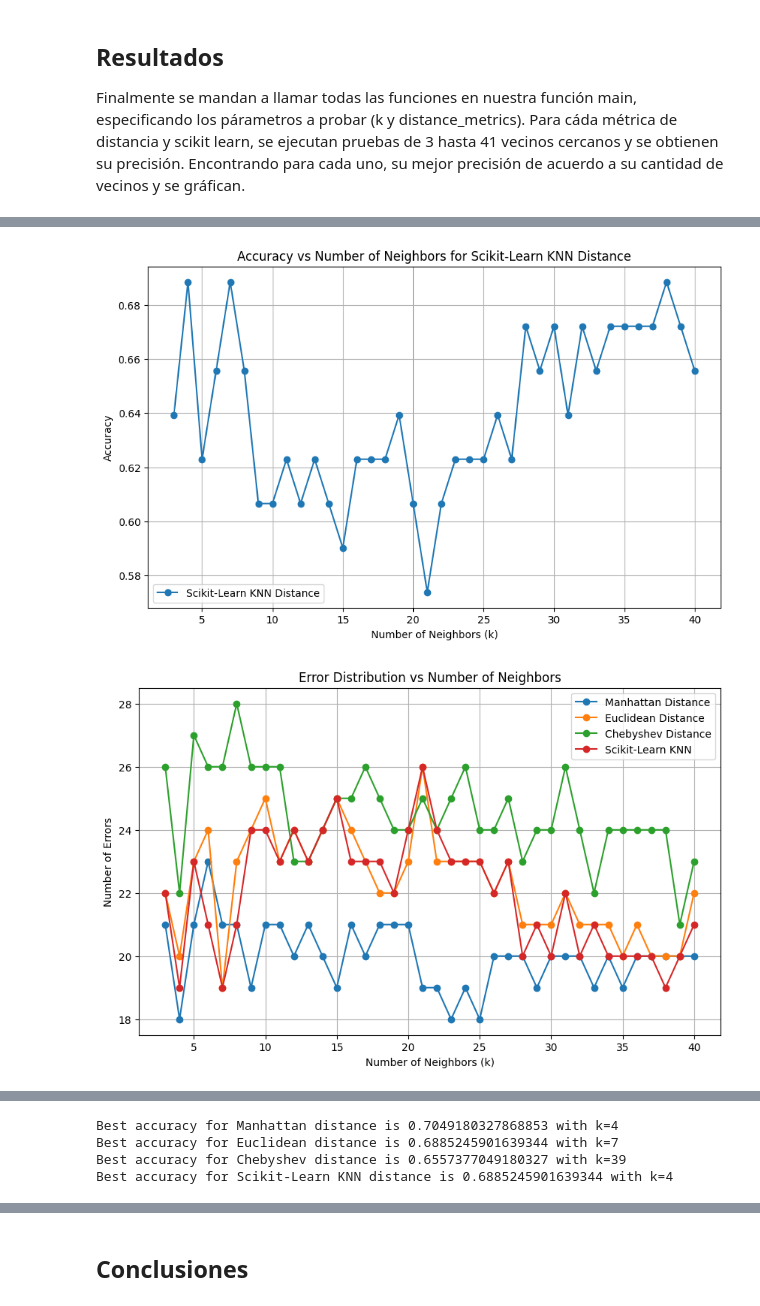
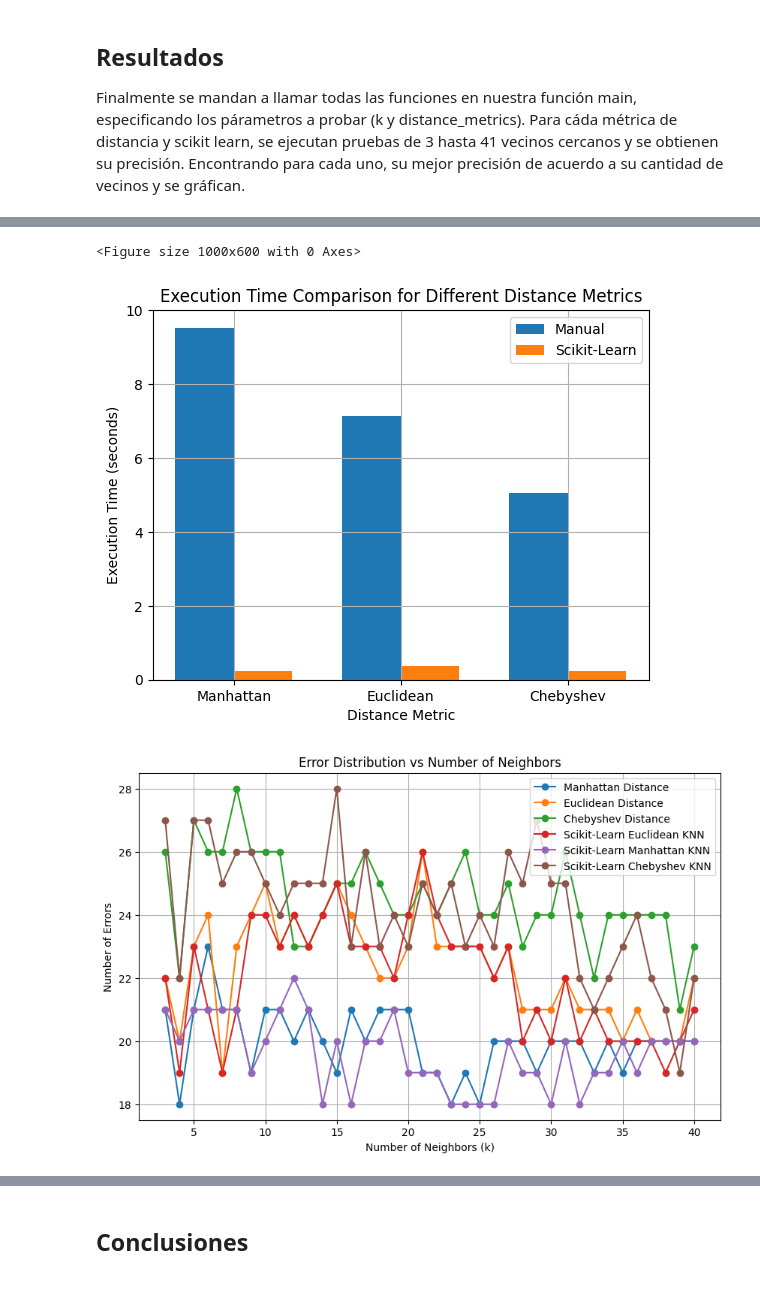
Before and after one commit to DavidF2714/TC3006B, a Jupyter notebook: Actividad1.ipynb, the cells around one changed output, grey strips where cells are left out. Cells and saved outputs as stored; diff of their text form; code cells hidden in the pictures.

```diff
--- a/Actividad1.ipynb
+++ b/Actividad1.ipynb
@@ -103,10 +107,9 @@ Para el caso de Scikit Learn, se utilizan los mismos parámetros pero utilizando
 # %%
-# Function to evaluate KNN using scikit-learn
-def evaluate_knn_sklearn(train_features, train_labels, test_features, test_labels, k_values):
+def evaluate_knn_sklearn(train_features, train_labels, test_features, test_labels, k_values, metric):
     accuracies = []
     start_time = time.time()
     for k in k_values:
-        knn = KNeighborsClassifier(n_neighbors=k)
+        knn = KNeighborsClassifier(n_neighbors=k, metric=metric)
         knn.fit(train_features, train_labels)
         predictions = knn.predict(test_features)
         accuracy = accuracy_score(test_labels, predictions)
@@ -198,43 +216,57 @@ Finalmente se mandan a llamar todas las funciones en nuestra función main, espe
 def main():
     k_values = range(3, 41)
     distance_metrics = {
-        "Manhattan": manhattan_distance,
-        "Euclidean": euclidean_distance,
-        "Chebyshev": chebyshev_distance
+        "Manhattan": ("manhattan", manhattan_distance),
+        "Euclidean": ("euclidean", euclidean_distance),
+        "Chebyshev": ("chebyshev", chebyshev_distance)
     }
 
-    accuracies_dict = {}
-    execution_times = {}
+    accuracies_dict_manual = {}
+    accuracies_dict_sklearn = {}
+    execution_times_manual = {}
+    execution_times_sklearn = {}
 
-    # Evaluate each distance metric
-    for metric_name, distance_func in distance_metrics.items():
+    # Evaluate each distance metric for manual KNN
+    for metric_name, (metric_sklearn, distance_func) in distance_metrics.items():
         accuracies, execution_time = evaluate_knn(train_features, train_labels, test_features, test_labels, distance_func, k_values)
-        accuracies_dict[metric_name] = accuracies
-        execution_times[metric_name] = execution_time
+        accuracies_dict_manual[metric_name] = accuracies
+        execution_times_manual[metric_name] = execution_time
 
-        # Plot individual accuracy curve for each metric
-        plot_individual_accuracy_curves(k_values, accuracies, metric_name)
+    # Evaluate each distance metric for scikit-learn KNN
+    for metric_name, (metric_sklearn, _) in distance_metrics.items():
+        accuracies_sklearn, execution_time_sklearn = evaluate_knn_sklearn(
+            train_features, train_labels, test_features, test_labels, k_values, metric_sklearn
+        )
+        accuracies_dict_sklearn[metric_name] = accuracies_sklearn
+        execution_times_sklearn[metric_name] = execution_time_sklearn
 
-    # Evaluate and plot using Scikit-Learn KNN
-    accuracies_sklearn, execution_time_sklearn = evaluate_knn_sklearn(train_features, train_labels, test_features, test_labels, k_values)
-    accuracies_dict['Scikit-Learn KNN'] = accuracies_sklearn
-    execution_times['Scikit-Learn KNN'] = execution_time_sklearn
-    plot_individual_accuracy_curves(k_values, accuracies_sklearn, 'Scikit-Learn KNN')
+    # Plot combined accuracy curves for each metric
+    for metric_name in distance_metrics.keys():
+        plot_combined_accuracy_curves(
+            k_values,
+            accuracies_dict_manual[metric_name],
+            accuracies_dict_sklearn[metric_name],
+            metric_name
+        )
 
+    # Plot execution time comparison
+    plot_execution_time_comparison(execution_times_manual, execution_times_sklearn)
+
+    # Plot error distribution
     plot_error_distribution(train_features, train_labels, test_features, test_labels, distance_metrics, k_values)
 
-    # Plot comparative accuracy curve
-    plot_comparative_accuracy_curve(k_values, accuracies_dict)
-
-    # Plot execution time comparison
-    plot_execution_time_comparison(execution_times)
+    # Plot all metrics combined
+    plot_all_metrics_combined(k_values, accuracies_dict_manual, accuracies_dict_sklearn)
 
     # Print best accuracies for each metric
-    for metric_name, accuracies in accuracies_dict.items():
-        best_accuracy = max(accuracies)
-        best_k = k_values[accuracies.index(best_accuracy)]
-        print(f'Best accuracy for {metric_name} distance is {best_accuracy} with k={best_k}')
+    for metric_name in distance_metrics.keys():
+        best_accuracy_manual = max(accuracies_dict_manual[metric_name])
+        best_k_manual = k_values[accuracies_dict_manual[metric_name].index(best_accuracy_manual)]
+        best_accuracy_sklearn = max(accuracies_dict_sklearn[metric_name])
+        best_k_sklearn = k_values[accuracies_dict_sklearn[metric_name].index(best_accuracy_sklearn)]
+        print(f'Best Accuracy for {metric_name} Distance - Manual: {best_accuracy_manual:.4f} at k = {best_k_manual}')
+        print(f'Best Accuracy for {metric_name} Distance - Scikit-Learn: {best_accuracy_sklearn:.4f} at k = {best_k_sklearn}')
 
-if __name__ == '__main__':
+if __name__ == "__main__":
     main()
 # %% [output]
@@ -244,2 +276,3 @@ if __name__ == '__main__':
+<Figure size 1000x600 with 0 Axes>
-[figure, old version]
+[figure, new version]
-[figure, old version]
+[figure, new version]
@@ -248,4 +279,0 @@ if __name__ == '__main__':
-Best accuracy for Manhattan distance is 0.7049180327868853 with k=4
-Best accuracy for Euclidean distance is 0.6885245901639344 with k=7
-Best accuracy for Chebyshev distance is 0.6557377049180327 with k=39
-Best accuracy for Scikit-Learn KNN distance is 0.6885245901639344 with k=4
```
Also changed, not shown: parts of 6 cells of this notebook.
